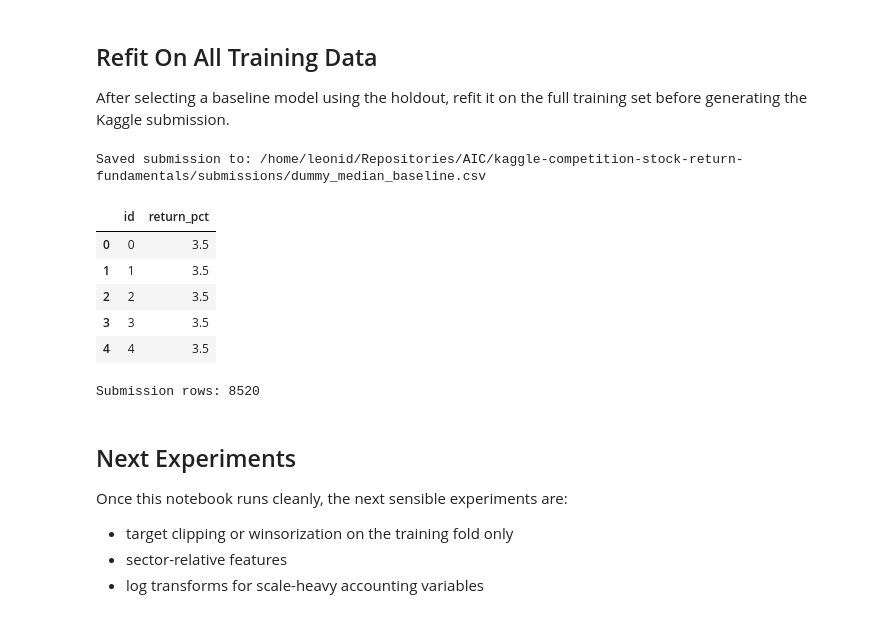
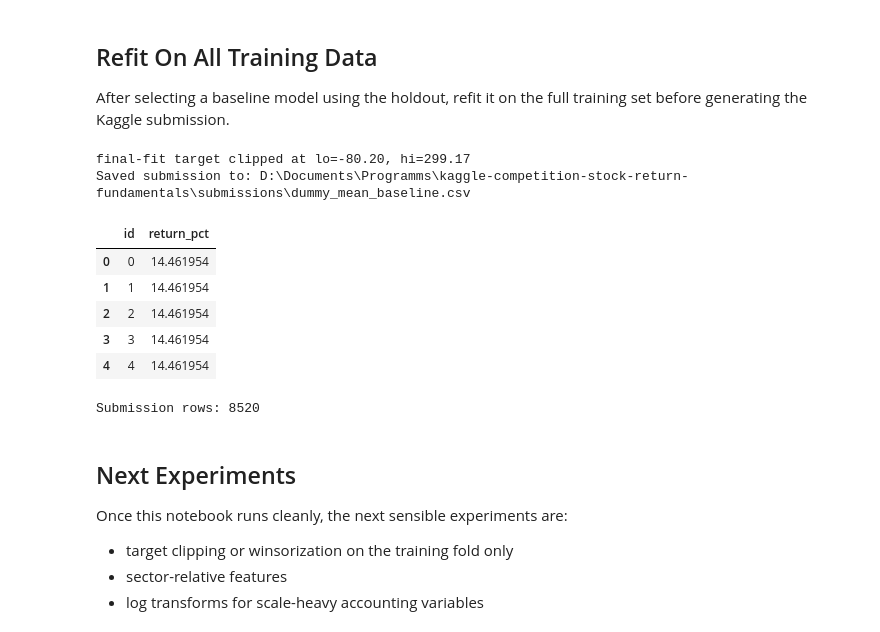
Before and after one commit to aachen-investment-club/kaggle-competition-stock-return-fundamentals, a Jupyter notebook: notebooks/02_baseline_models_and_submission.ipynb, the cells around one changed output. Saved outputs shown, nothing was run; the diff lists cells and outputs as text; code cells hidden in the pictures.

```diff
--- a/notebooks/02_baseline_models_and_submission.ipynb
+++ b/notebooks/02_baseline_models_and_submission.ipynb
@@ -10,17 +10,16 @@ Modeling choices here are deliberately conservative:
 
 The goal is not leaderboard magic. The goal is a clean baseline that the team can improve.
 # %%
+import sys
 from pathlib import Path
 
 import numpy as np
 import pandas as pd
 from IPython.display import display
-from sklearn.compose import ColumnTransformer
 from sklearn.dummy import DummyRegressor
 from sklearn.ensemble import HistGradientBoostingRegressor
 from sklearn.impute import SimpleImputer
 from sklearn.linear_model import Ridge
-from sklearn.metrics import mean_squared_error
 from sklearn.pipeline import Pipeline
 from sklearn.preprocessing import StandardScaler
 
@@ -31,10 +30,16 @@ DATA_DIR = ROOT / 'data' / 'raw'
 SUBMISSION_DIR = ROOT / 'submissions'
 SUBMISSION_DIR.mkdir(exist_ok=True)
 
-train = pd.read_csv(DATA_DIR / 'train.csv', parse_dates=['period_start', 'period_end'])
-test = pd.read_csv(DATA_DIR / 'test.csv')
-sample_submission = pd.read_csv(DATA_DIR / 'sample_submission.csv')
+sys.path.insert(0, str(ROOT / 'scripts'))
+from data_prep import (  # noqa: E402
+    load_raw,
+    build_features,
+    time_split,
+    clip_target_train_only,
+    rmse,
+)
 
+train, test, sample_submission = load_raw(DATA_DIR)
 train.shape, test.shape
 # %% [output]
 ((23070, 39), (8520, 36))
@@ -86,0 +70,19 @@ X_valid shape: (6634, 36)
+# %%
+# Time-based split. The 2022 holdout's forward window (2023) is the closest
+# analog we have to the test situation, where the forward window (2024-2025)
+# lies entirely outside the training label coverage.
+split = time_split(train, valid_year=2022)
+print(split.description)
+
+X_train = X_full.iloc[split.train_idx]
+y_train_raw = y_full.iloc[split.train_idx]
+X_valid = X_full.iloc[split.valid_idx]
+y_valid = y_full.iloc[split.valid_idx]
+
+# Clip the *training* target only — never the validation target. Cutoffs are
+# fit on the train fold so no future information leaks back.
+y_train, lo, hi = clip_target_train_only(y_train_raw, lower_pct=1.0, upper_pct=99.0)
+print(f'training target clipped at lo={lo:.2f}, hi={hi:.2f} '
+      f'(std before={y_train_raw.std():.2f}, after={y_train.std():.2f})')
+print('X_train shape:', X_train.shape)
+print('X_valid shape:', X_valid.shape)
@@ -177,27 +182,35 @@ Best validation model: dummy_median
 
 After selecting a baseline model using the holdout, refit it on the full training set before generating the Kaggle submission.
 # %%
+# Refit on ALL training data (including 2022) with the same target-clipping
+# cutoffs re-estimated from the full training target. The most recent year
+# carries the most information about the regime closest to the 2024 test window.
+y_full_clipped, lo_full, hi_full = clip_target_train_only(y_full, 1.0, 99.0)
+print(f'final-fit target clipped at lo={lo_full:.2f}, hi={hi_full:.2f}')
+
 final_model = models[best_model_name]
-final_model.fit(X_full, y_full)
+final_model.fit(X_full, y_full_clipped)
 test_predictions = final_model.predict(X_test)
 
 submission = sample_submission.copy()
 submission['return_pct'] = test_predictions
 
 submission_path = SUBMISSION_DIR / f'{best_model_name}_baseline.csv'
 submission.to_csv(submission_path, index=False)
 
 print('Saved submission to:', submission_path)
 display(submission.head())
 print('Submission rows:', len(submission))
+assert len(submission) == len(sample_submission), 'submission row count must match sample_submission'
 # %% [output]
-Saved submission to: /home/leonid/Repositories/AIC/kaggle-competition-stock-return-fundamentals/submissions/dummy_median_baseline.csv
+final-fit target clipped at lo=-80.20, hi=299.17
+Saved submission to: D:\Documents\Programms\kaggle-competition-stock-return-fundamentals\submissions\dummy_mean_baseline.csv
 |  | id | return_pct |
-| 0 | 0 | 3.5 |
-| 1 | 1 | 3.5 |
-| 2 | 2 | 3.5 |
-| 3 | 3 | 3.5 |
-| 4 | 4 | 3.5 |
+| 0 | 0 | 14.461954 |
+| 1 | 1 | 14.461954 |
+| 2 | 2 | 14.461954 |
+| 3 | 3 | 14.461954 |
+| 4 | 4 | 14.461954 |
 Submission rows: 8520
 # %% [markdown]
 ## Next Experiments
```
Also changed, not shown: parts of 6 cells of this notebook, 3 other files.
